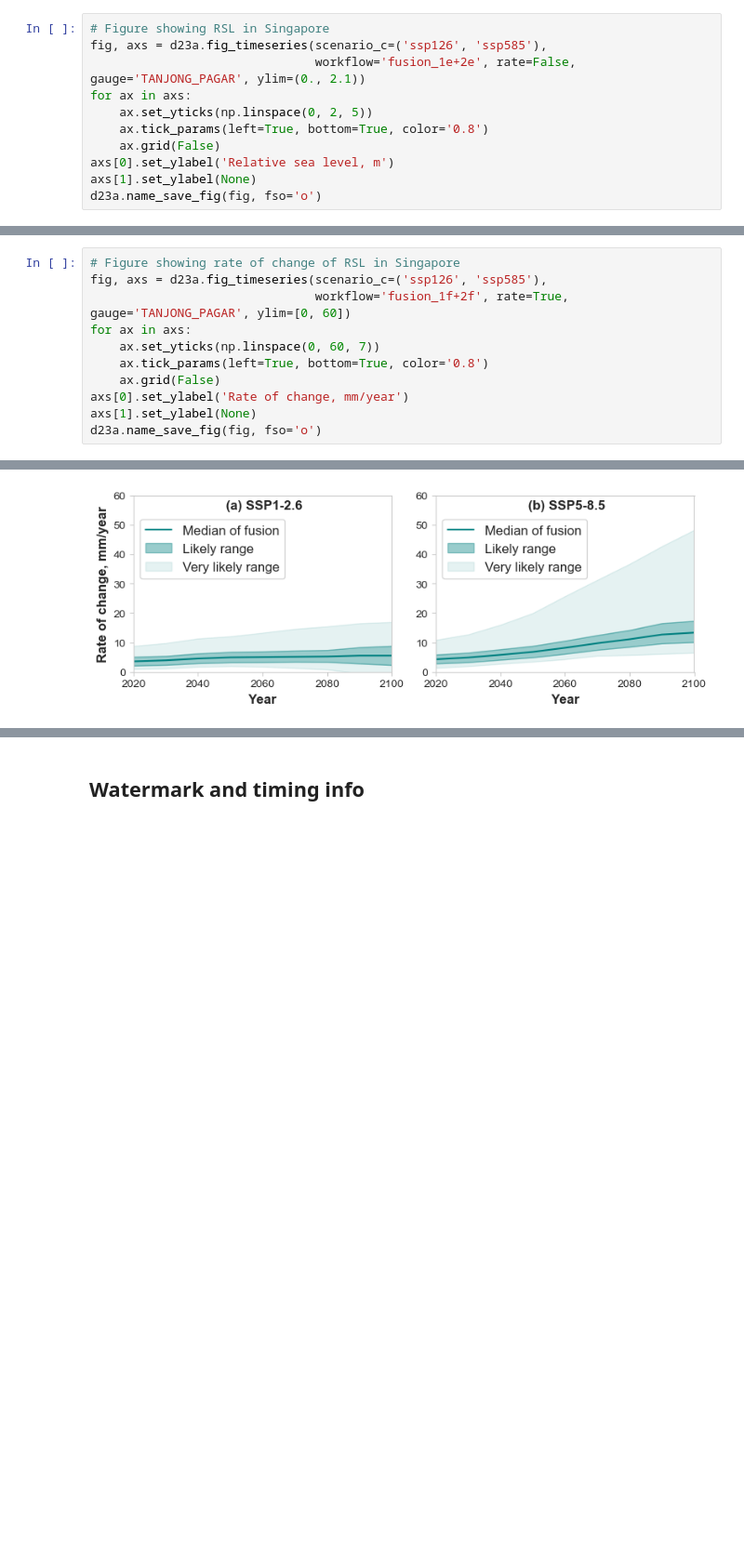
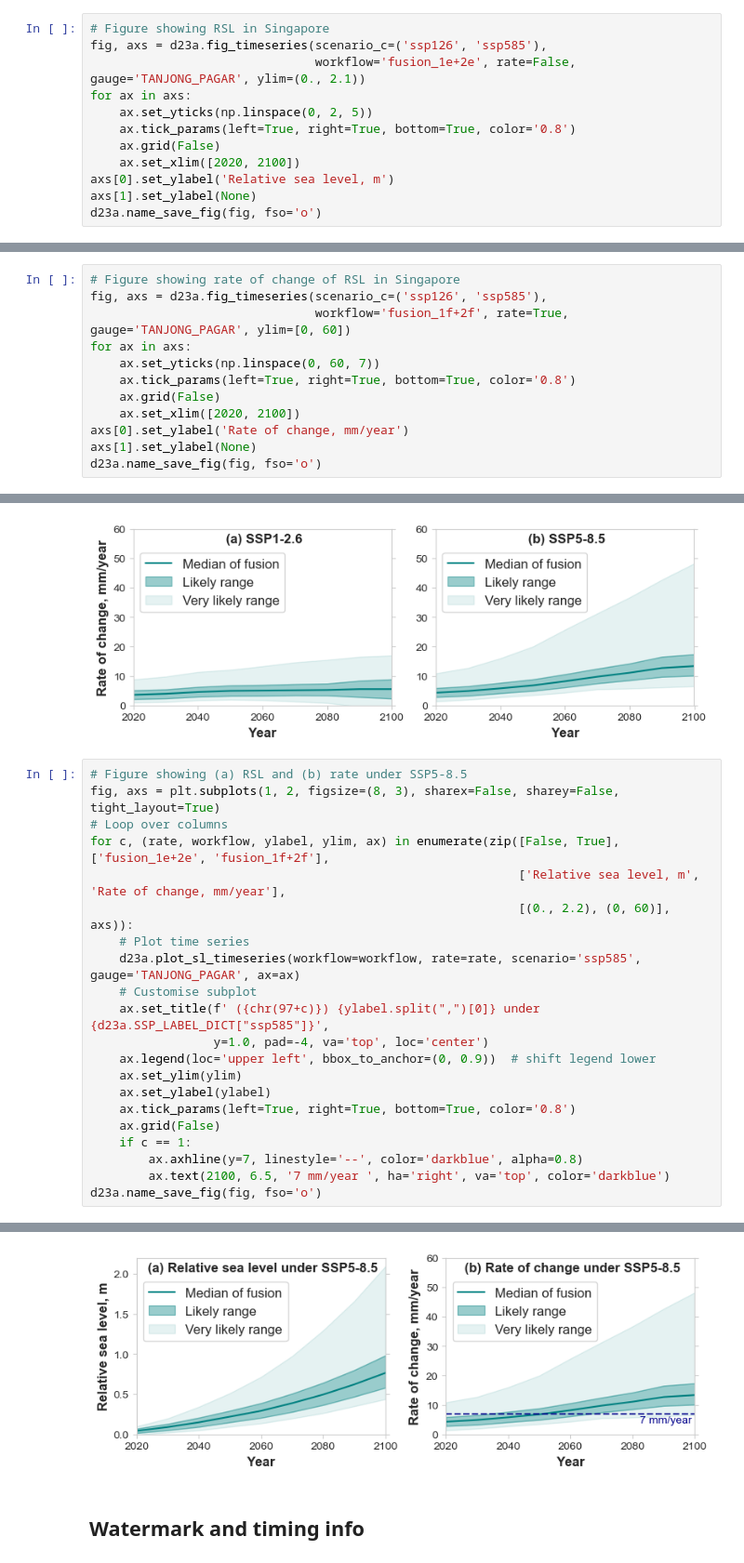
Before and after one commit to grandey/d23a-fusion, a Jupyter notebook: fusion_analysis_d23a.ipynb, the cells around one changed output, grey strips where cells are left out. Shown at 93% size. Saved outputs shown, nothing was run; the diff lists cells and outputs as text; blank space fills up the shorter version.

Commit message:
fusion_analysis_d23a.ipynb: plot additional figure showing (a) RSL and (b) rate under SSP5-8.5 at Tanjong Pagar.

```diff
--- a/fusion_analysis_d23a.ipynb
+++ b/fusion_analysis_d23a.ipynb
@@ -180,8 +182,9 @@ fig, axs = d23a.fig_timeseries(scenario_c=('ssp126', 'ssp585'),
                                workflow='fusion_1e+2e', rate=False, gauge='TANJONG_PAGAR', ylim=(0., 2.1))
 for ax in axs:
     ax.set_yticks(np.linspace(0, 2, 5))
-    ax.tick_params(left=True, bottom=True, color='0.8')
+    ax.tick_params(left=True, right=True, bottom=True, color='0.8')
     ax.grid(False)
+    ax.set_xlim([2020, 2100])
 axs[0].set_ylabel('Relative sea level, m')
 axs[1].set_ylabel(None)
 d23a.name_save_fig(fig, fso='o')
@@ -211,8 +214,9 @@ fig, axs = d23a.fig_timeseries(scenario_c=('ssp126', 'ssp585'),
                                workflow='fusion_1f+2f', rate=True, gauge='TANJONG_PAGAR', ylim=[0, 60])
 for ax in axs:
     ax.set_yticks(np.linspace(0, 60, 7))
-    ax.tick_params(left=True, bottom=True, color='0.8')
+    ax.tick_params(left=True, right=True, bottom=True, color='0.8')
     ax.grid(False)
+    ax.set_xlim([2020, 2100])
 axs[0].set_ylabel('Rate of change, mm/year')
 axs[1].set_ylabel(None)
 d23a.name_save_fig(fig, fso='o')
@@ -236,3 +240,25 @@ Written o07.pdf (0.02 MB)
 Written o07.png (0.13 MB)
 'o07'
 [figure]
+# %%
+# Figure showing (a) RSL and (b) rate under SSP5-8.5
+fig, axs = plt.subplots(1, 2, figsize=(8, 3), sharex=False, sharey=False, tight_layout=True)
+# Loop over columns
+for c, (rate, workflow, ylabel, ylim, ax) in enumerate(zip([False, True], ['fusion_1e+2e', 'fusion_1f+2f'],
+                                                           ['Relative sea level, m', 'Rate of change, mm/year'],
+                                                           [(0., 2.2), (0, 60)], axs)):
+    # Plot time series
+    d23a.plot_sl_timeseries(workflow=workflow, rate=rate, scenario='ssp585', gauge='TANJONG_PAGAR', ax=ax)
+    # Customise subplot
+    ax.set_title(f' ({chr(97+c)}) {ylabel.split(",")[0]} under {d23a.SSP_LABEL_DICT["ssp585"]}',
+                 y=1.0, pad=-4, va='top', loc='center')
+    ax.legend(loc='upper left', bbox_to_anchor=(0, 0.9))  # shift legend lower
+    ax.set_ylim(ylim)
+    ax.set_ylabel(ylabel)
+    ax.tick_params(left=True, right=True, bottom=True, color='0.8')
+    ax.grid(False)
+    if c == 1:
+        ax.axhline(y=7, linestyle='--', color='darkblue', alpha=0.8)
+        ax.text(2100, 6.5, '7 mm/year ', ha='right', va='top', color='darkblue')
+d23a.name_save_fig(fig, fso='o')
+# %% [output]
@@ -239,3 +268,4 @@ Written o07.png (0.13 MB)
+[figure, added]
 # %% [markdown]
 ## Watermark and timing info
 # %%
```
Also changed, not shown: parts of 3 cells of this notebook, 3 other files.
